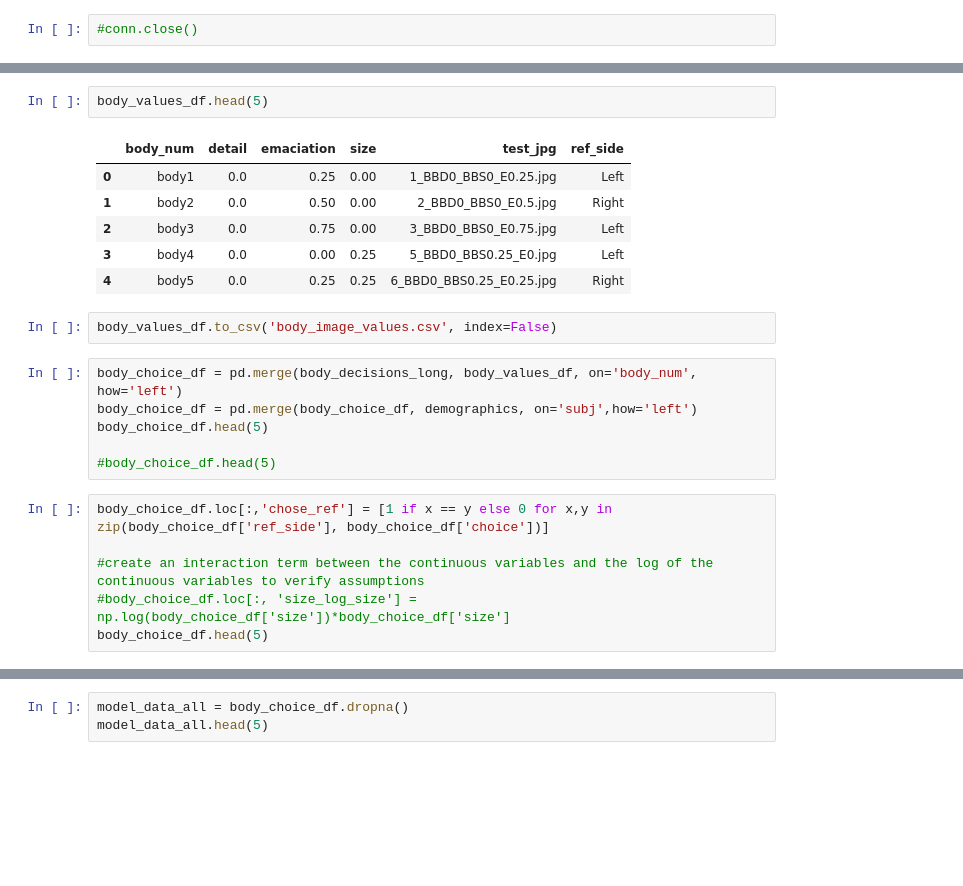
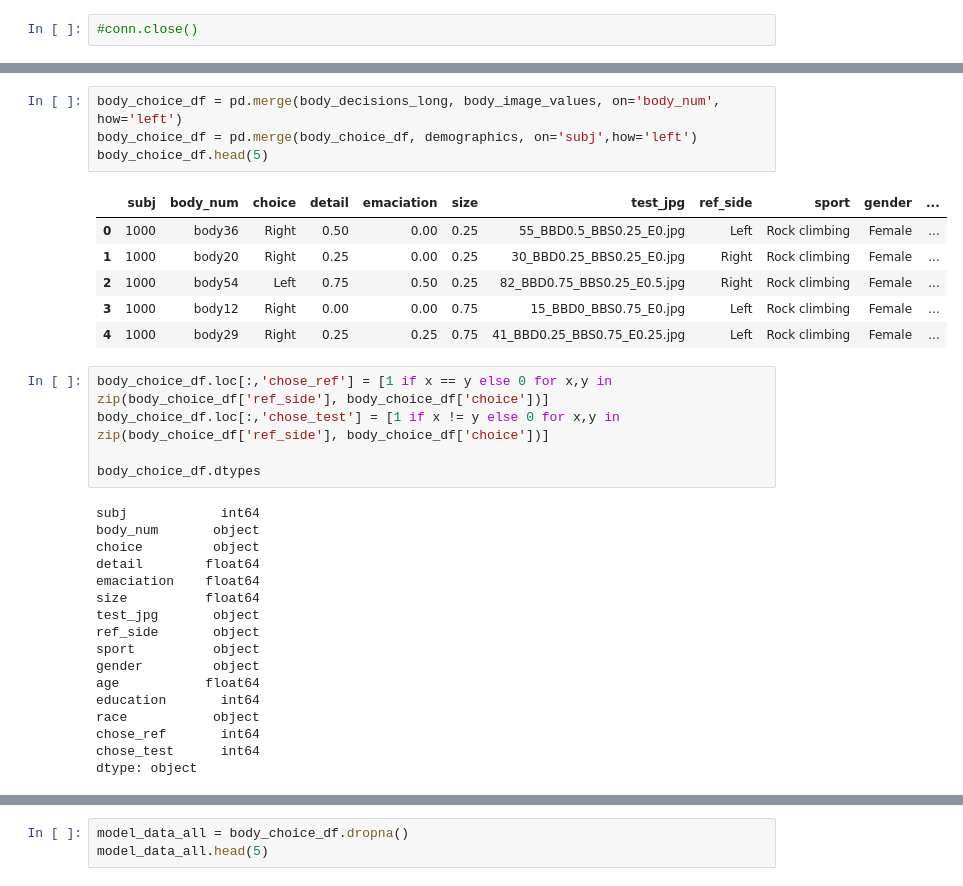
Before and after one commit to amywinecoff/sport-body-project, a Jupyter notebook: analysis.ipynb, the cells around one changed output, grey strips where cells are left out. Cells and saved outputs as stored; diff of their text form; blank space fills up the shorter version.

```diff
--- a/analysis.ipynb
+++ b/analysis.ipynb
@@ -223,23 +98,33 @@ body_values_df['ref_side'] = ref_side
-# %%
-body_values_df.head(5)
-# %% [output]
-|  | body_num | detail | emaciation | size | test_jpg | ref_side |
-| 0 | body1 | 0.0 | 0.25 | 0.00 | 1_BBD0_BBS0_E0.25.jpg | Left |
-| 1 | body2 | 0.0 | 0.50 | 0.00 | 2_BBD0_BBS0_E0.5.jpg | Right |
-| 2 | body3 | 0.0 | 0.75 | 0.00 | 3_BBD0_BBS0_E0.75.jpg | Left |
-| 3 | body4 | 0.0 | 0.00 | 0.25 | 5_BBD0_BBS0.25_E0.jpg | Left |
-| 4 | body5 | 0.0 | 0.25 | 0.25 | 6_BBD0_BBS0.25_E0.25.jpg | Right |
-# %%
-body_values_df.to_csv('body_image_values.csv', index=False)
 # %%
-body_choice_df = pd.merge(body_decisions_long, body_values_df, on='body_num', how='left')
+body_choice_df = pd.merge(body_decisions_long, body_image_values, on='body_num', how='left')
 body_choice_df = pd.merge(body_choice_df, demographics, on='subj',how='left')
 body_choice_df.head(5)
-
-#body_choice_df.head(5)
+# %% [output]
+|  | subj | body_num | choice | detail | emaciation | size | test_jpg | ref_side | sport | gender | ... |
+| 0 | 1000 | body36 | Right | 0.50 | 0.00 | 0.25 | 55_BBD0.5_BBS0.25_E0.jpg | Left | Rock climbing | Female | ... |
+| 1 | 1000 | body20 | Right | 0.25 | 0.00 | 0.25 | 30_BBD0.25_BBS0.25_E0.jpg | Right | Rock climbing | Female | ... |
+| 2 | 1000 | body54 | Left | 0.75 | 0.50 | 0.25 | 82_BBD0.75_BBS0.25_E0.5.jpg | Right | Rock climbing | Female | ... |
+| 3 | 1000 | body12 | Right | 0.00 | 0.00 | 0.75 | 15_BBD0_BBS0.75_E0.jpg | Left | Rock climbing | Female | ... |
+| 4 | 1000 | body29 | Right | 0.25 | 0.25 | 0.75 | 41_BBD0.25_BBS0.75_E0.25.jpg | Left | Rock climbing | Female | ... |
 # %%
 body_choice_df.loc[:,'chose_ref'] = [1 if x == y else 0 for x,y in zip(body_choice_df['ref_side'], body_choice_df['choice'])]
+body_choice_df.loc[:,'chose_test'] = [1 if x != y else 0 for x,y in zip(body_choice_df['ref_side'], body_choice_df['choice'])]
 
-#create an interaction term between the continuous variables and the log of the continuous variables to verify assumptions
-#body_choice_df.loc[:, 'size_log_size'] = np.log(body_choice_df['size'])*body_choice_df['size']
-body_choice_df.head(5)
+body_choice_df.dtypes
+# %% [output]
+subj            int64
+body_num       object
+choice         object
+detail        float64
+emaciation    float64
+size          float64
+test_jpg       object
+ref_side       object
+sport          object
+gender         object
+age           float64
+education       int64
+race           object
+chose_ref       int64
+chose_test      int64
+dtype: object
```
Also changed, not shown: parts of 18 cells of this notebook.
